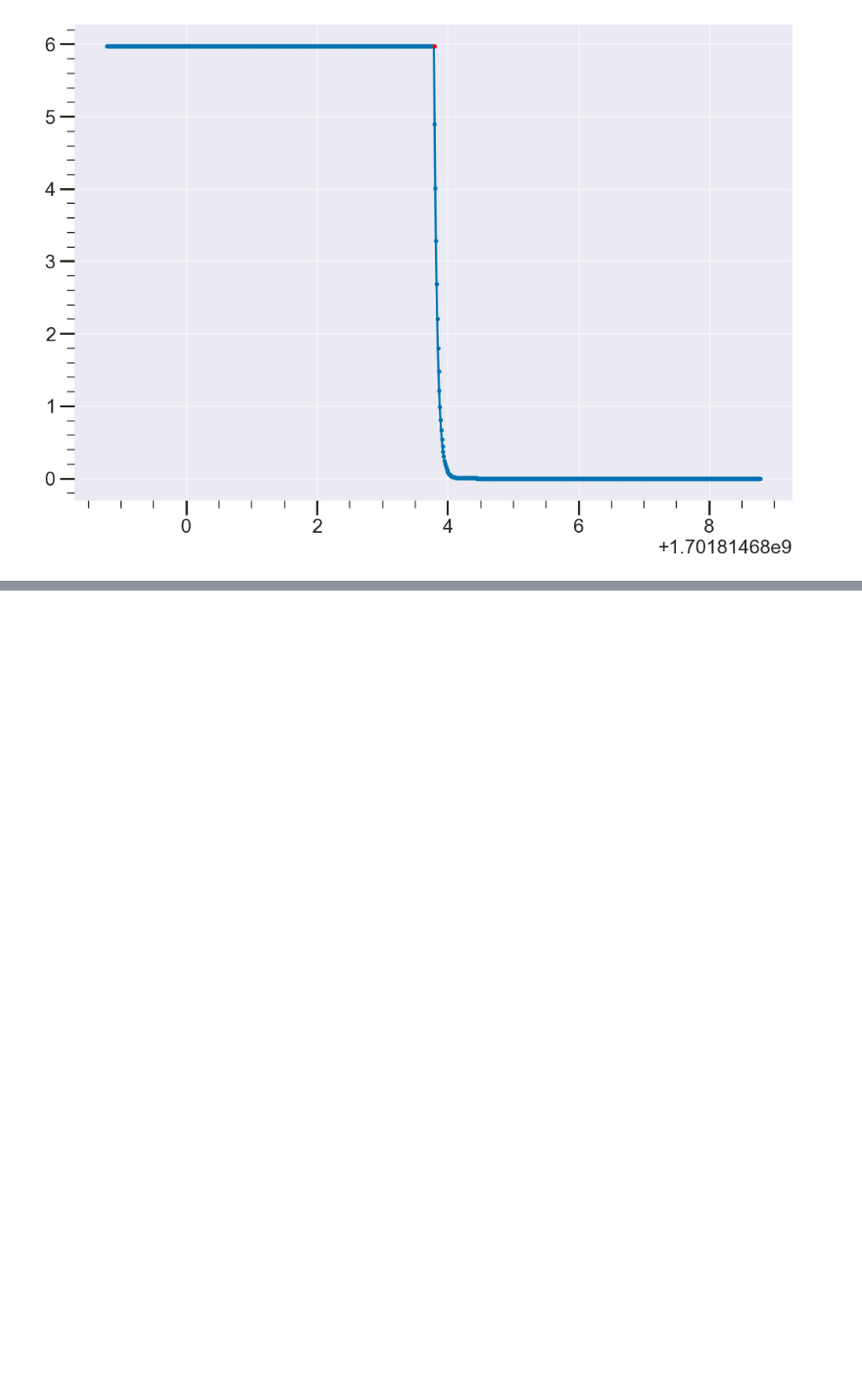
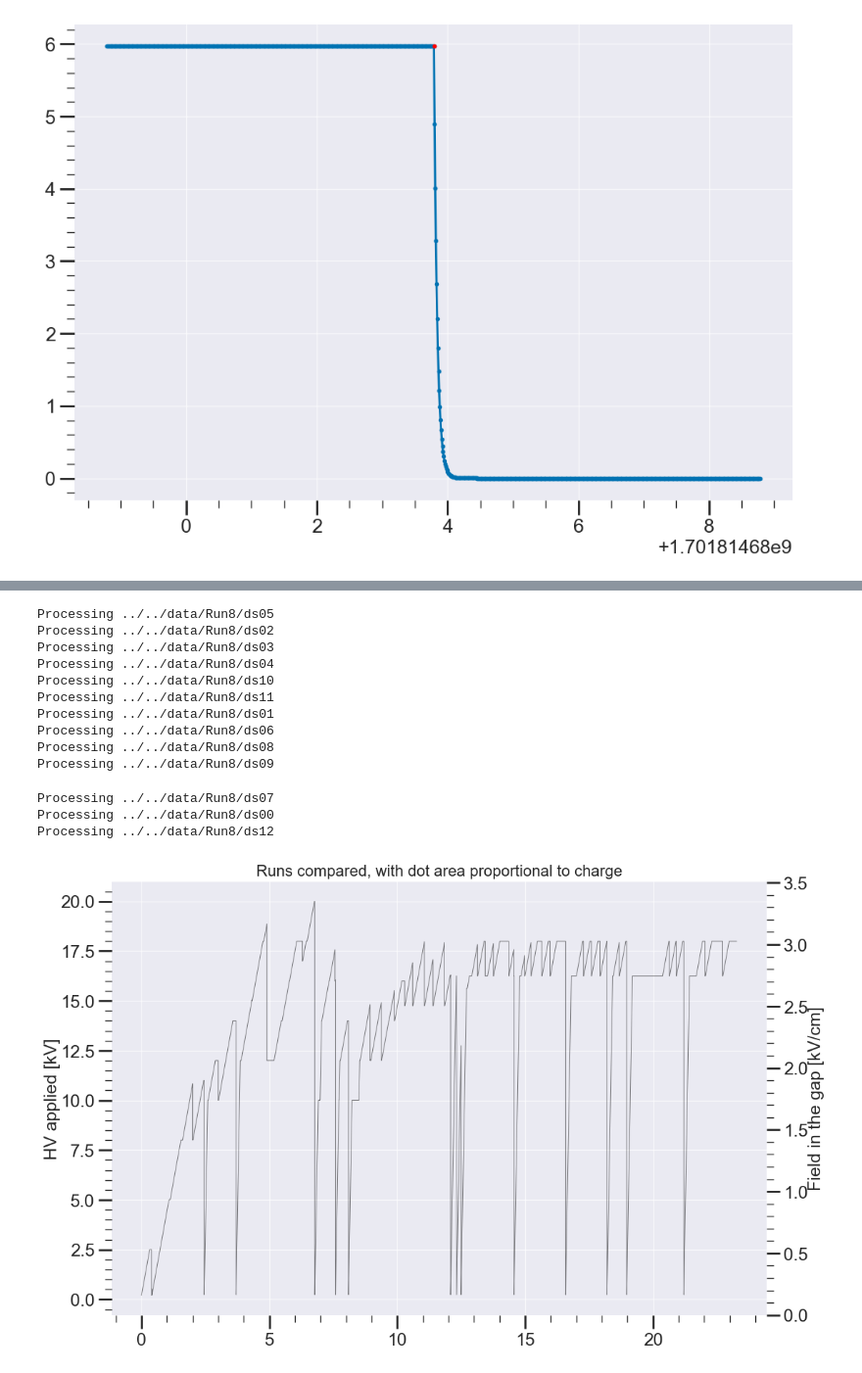
Before and after one commit to ejangelico/ad2-data-processing, a Jupyter notebook: notebooks/High voltage curve viewer.ipynb, the cells around one changed output, grey strips where cells are left out. Shown at 98% size. Saved outputs shown, nothing was run; the diff lists cells and outputs as text; code cells hidden in the pictures; blank space fills up the shorter version.

```diff
--- a/notebooks/High voltage curve viewer.ipynb
+++ b/notebooks/High voltage curve viewer.ipynb
@@ -23,9 +23,9 @@ import AnalysisTools
 # %%
 #toproot = "/p/lustre2/nexouser/data/StanfordData/angelico/hv-test-chamber/"
 toproot = "../../data/"
-topdirs = {5:toproot+"Run5/", 6:toproot+"Run6/", 7:toproot+"Run7/", 8:toproot+"Run8/", 9:toproot+"Run9/"}
-configs = {5:"../configs/run5_config.yaml", 6:"../configs/run6_config.yaml", 7:"../configs/run7_config.yaml", 8:"../configs/run8_config.yaml", 9:"../configs/run9_config.yaml"}
-titles = {5:"SS uncoated", 6:"Refill of SS uncoated", 7:"MgF2 (50nm)", 8:"Pt (50nm)", 9:"MgF2 (20nm)"}
+topdirs = {5:toproot+"Run5/", 6:toproot+"Run6/", 7:toproot+"Run7/", 8:toproot+"Run8/", 9:toproot+"Run9/", 10:toproot+"Run10/"}
+configs = {5:"../configs/run5_config.yaml", 6:"../configs/run6_config.yaml", 7:"../configs/run7_config.yaml", 8:"../configs/run8_config.yaml", 9:"../configs/run9_config.yaml", 10:"../configs/run10_config.yaml"}
+titles = {5:"SS uncoated", 6:"Refill of SS uncoated", 7:"MgF2 (50nm)", 8:"Pt (50nm)", 9:"MgF2 (20nm)", 10:"SS304"}
 red_file_name = "combined_reduced.p"
 #analysis tools objects, unloaded data
 anas = {}
@@ -123,0 +153,71 @@ print(ge_ev["t"].iloc[0])
+# %%
+
+fig, ax = plt.subplots()
+#ax.set_ylim([-1, 19]) #fixed axis for all
+#ax.set_xlim([-1, 42])
+ax2 = ax.twinx()
+E_f = lambda V:V/0.285
+ymin, ymax = ax.get_ylim()
+ax2.set_ylim(E_f(ymin), E_f(ymax))
+ax2.plot([], [])
+
+
+for i, run in enumerate([8]):
+    ana = anas[run]
+    ana.load_hv_textfiles()
+    ana.correct_hv_data()
+    ana.create_time_duration_map()
+    d = ana.df
+    d = d[~d["ch3 charge"].isna()]
+    tdmap = ana.time_duration_map
+    #ax.plot(np.array(tdmap["dur"])/3600, tdmap["v"], color='k', linewidth=0.7, alpha=0.5)
+
+    #negative polar events
+    mask = (d["ch3 n negpeaks"] > 0) & (d["ch3 n pospeaks"] == 0) & (np.abs(d["ch3 charge"]) > 1)
+    #if(run == 10):
+        #mask = (np.abs(d["ch3 charge"]) > 2) #positive peaks allowed, because it was the only thing observed.
+    d_ch = np.abs(np.array(d[mask]["ch3 charge"]))
+    d_sec = np.array(d[mask]["ch3 seconds"])
+    d_hv = np.array(d[mask]["ch3 hv"])
+    d_E = np.array(d[mask]["ch3 field"])
+
+    #recast time
+    hv_event_durs = [ana.get_duration_from_timestamp(_)/3600 for _ in d_sec]
+    #ax.scatter(hv_event_durs, d_hv, marker='o', alpha=0.5, facecolor=colors[i], edgecolor=colors[i])
+    #ax.plot(hv_event_durs, d_hv, 'k-', alpha=0.3)
+    #negative polar events
+    mask = (d["ch3 n negpeaks"] == 0) & (d["ch3 n pospeaks"] > 0)
+    d_ch = np.abs(np.array(d[mask]["ch3 charge"]))
+    d_sec = np.array(d[mask]["ch3 seconds"])
+    d_hv = np.array(d[mask]["ch3 hv"])
+    d_E = np.array(d[mask]["ch3 field"])
+
+
+
+    #duration curve
+    ax.plot(np.array(ana.time_duration_map["dur"])/3600, ana.time_duration_map["v"], 'k-', linewidth=0.7, alpha=0.5)
+    #ax.plot(np.array(ana.time_duration_map["t"]), ana.time_duration_map["v"], 'ko-', linewidth=0.7, alpha=0.5)
+
+
+ax.set_ylabel("HV applied [kV]")
+ax2.set_ylabel("Field in the gap [kV/cm]")
+#ax.set_xlim([0, 2])
+ax2.grid(False)
+#ax.set_xlabel("Duration with voltage applied [hours]")
+ax.set_title("Runs compared, with dot area proportional to charge")
+plt.show()
+# %% [output]
+Processing ../../data/Run8/ds05
+Processing ../../data/Run8/ds02
+Processing ../../data/Run8/ds03
+Processing ../../data/Run8/ds04
+Processing ../../data/Run8/ds10
+Processing ../../data/Run8/ds11
+Processing ../../data/Run8/ds01
+Processing ../../data/Run8/ds06
+Processing ../../data/Run8/ds08
+Processing ../../data/Run8/ds09
+Processing ../../data/Run8/ds07
+Processing ../../data/Run8/ds00
+Processing ../../data/Run8/ds12
+[figure, added]
```
Also changed, not shown: parts of 3 cells of this notebook, 9 other files.
